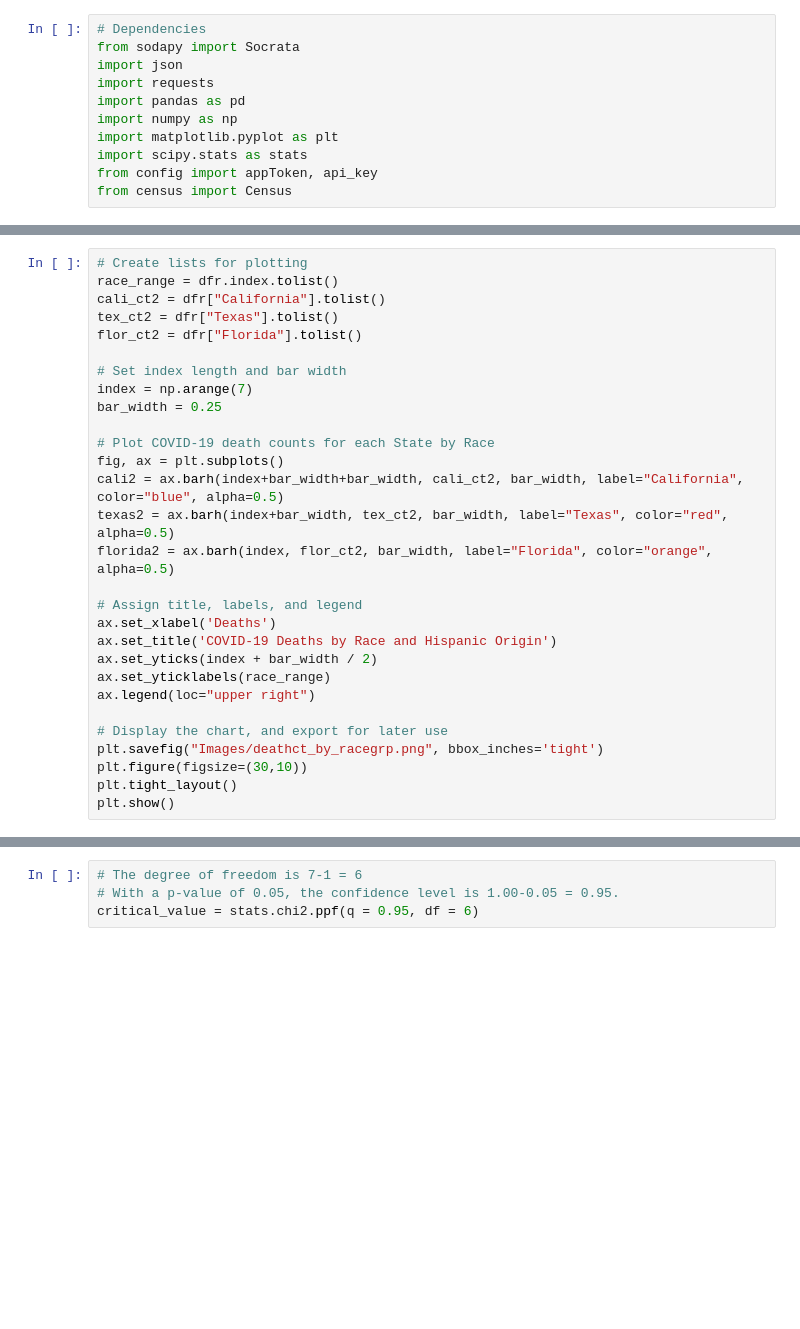
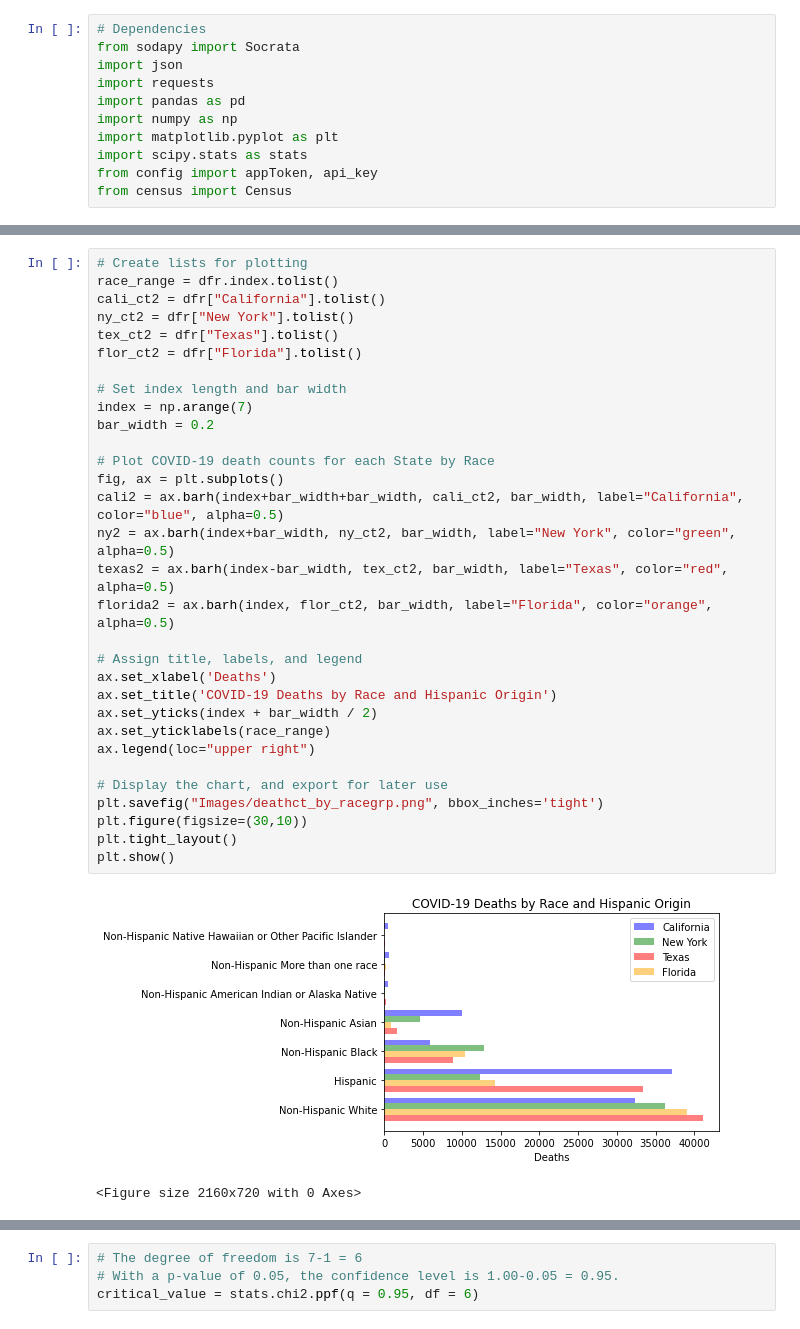
Before and after one commit to hvkorrapati/NU_project_1, a Jupyter notebook: demographics.ipynb, the cells around one changed output, grey strips where cells are left out. Cells and saved outputs as stored; diff of their text form; blank space fills up the shorter version.

```diff
--- a/demographics.ipynb
+++ b/demographics.ipynb
@@ -171,32 +262,37 @@ dfr
 # %%
 # Create lists for plotting
 race_range = dfr.index.tolist()
 cali_ct2 = dfr["California"].tolist()
+ny_ct2 = dfr["New York"].tolist()
 tex_ct2 = dfr["Texas"].tolist()
 flor_ct2 = dfr["Florida"].tolist()
 
 # Set index length and bar width
 index = np.arange(7)
-bar_width = 0.25
+bar_width = 0.2
 
 # Plot COVID-19 death counts for each State by Race
 fig, ax = plt.subplots()
 cali2 = ax.barh(index+bar_width+bar_width, cali_ct2, bar_width, label="California", color="blue", alpha=0.5)
-texas2 = ax.barh(index+bar_width, tex_ct2, bar_width, label="Texas", color="red", alpha=0.5)
+ny2 = ax.barh(index+bar_width, ny_ct2, bar_width, label="New York", color="green", alpha=0.5)
+texas2 = ax.barh(index-bar_width, tex_ct2, bar_width, label="Texas", color="red", alpha=0.5)
 florida2 = ax.barh(index, flor_ct2, bar_width, label="Florida", color="orange", alpha=0.5)
 
 # Assign title, labels, and legend
 ax.set_xlabel('Deaths')
 ax.set_title('COVID-19 Deaths by Race and Hispanic Origin')
 ax.set_yticks(index + bar_width / 2)
 ax.set_yticklabels(race_range)
 ax.legend(loc="upper right")
 
 # Display the chart, and export for later use
 plt.savefig("Images/deathct_by_racegrp.png", bbox_inches='tight')
 plt.figure(figsize=(30,10))
 plt.tight_layout()
 plt.show()
+# %% [output]
+[figure, added]
+<Figure size 2160x720 with 0 Axes>
 # %%
 # from config import api_key
 from config import api_key
```
Also changed, not shown: parts of 18 cells of this notebook, 4 other files.
